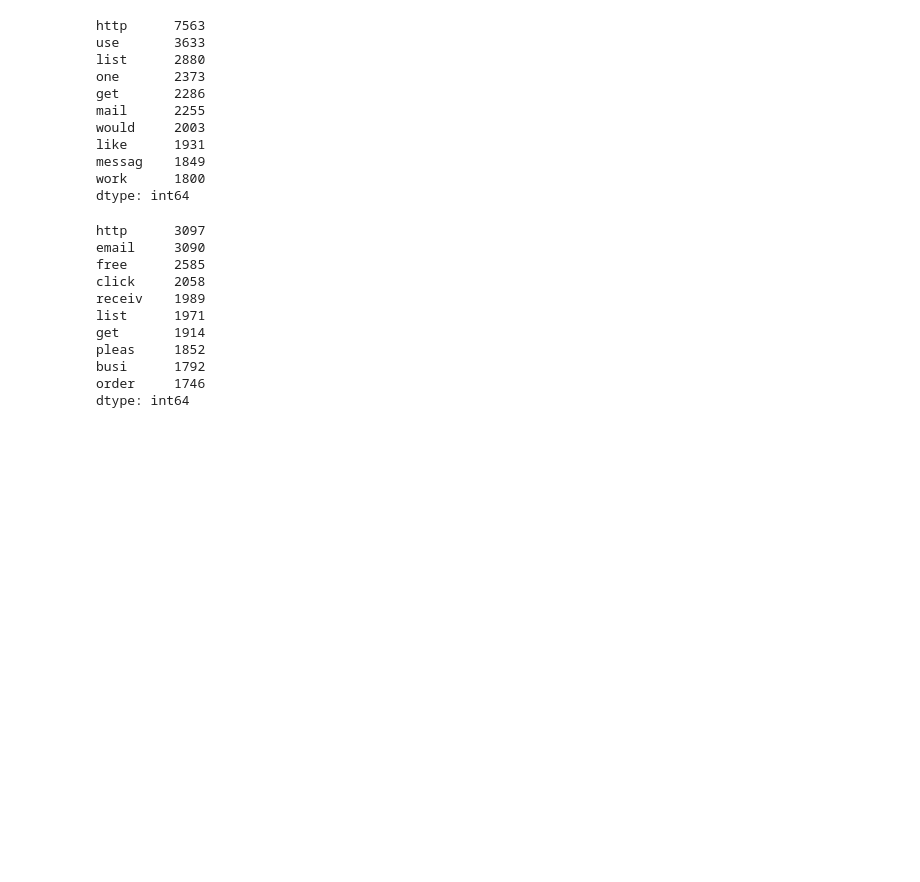
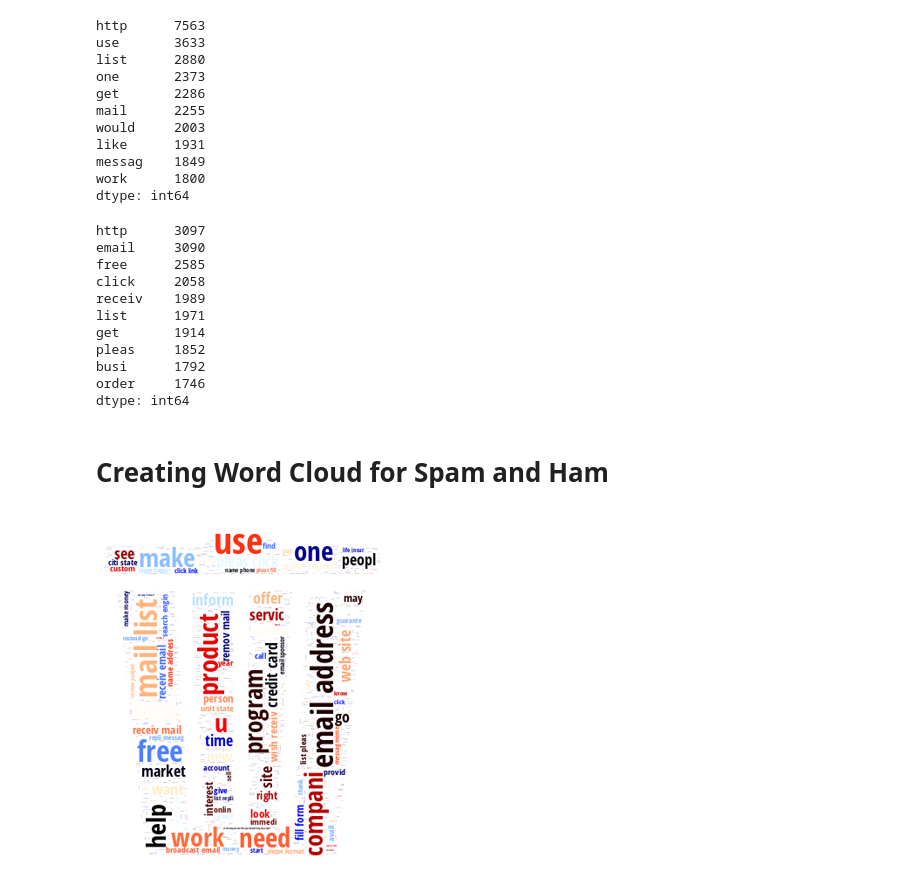
Before and after one commit to Sanchit987/MinorProject, a Jupyter notebook: MinorProject.ipynb, the cells around one changed output. Drawn from its saved outputs; the diff is of its cells as text; code cells hidden in the pictures; blank space fills up the shorter version.

Commit message:
Added word Clouds and completed data preprocessing.

```diff
--- a/MinorProject.ipynb
+++ b/MinorProject.ipynb
@@ -22,6 +28,12 @@ ham1 = 'SpamData/Processing/spam_assassin_corpus/easy_ham_1'
 ham2 = 'SpamData/Processing/spam_assassin_corpus/easy_ham_2'
 
 processed_data = 'SpamData/Processing/email_data.json'
+bin_mask = 'SpamData/Processing/wordcloud_resources/bin.png'
+ok_mask = 'SpamData/Processing/wordcloud_resources/thumbs-up.png'
+size_of_vocabulary = 2500
+word_id_data = 'SpamData/Processing/word-by-id.csv'
+trainning_data_file  = 'SpamData/Training/train.txt'
+testing_data_file  = 'SpamData/Testing/test.txt'
 # %% [markdown]
 # Data Preprocessing
 # %%
@@ -319,3 +331,17 @@ pleas     1852
 busi      1792
 order     1746
 dtype: int64
+# %% [markdown]
+# Creating Word Cloud for Spam and Ham
+# %%
+icon = Image.open(bin_mask)
+image_mask = Image.new(mode='RGB',size=icon.size,color=(255,255,255))
+image_mask.paste(icon,box=icon)
+rgb_array = np.array(image_mask)
+word_cloud = WordCloud(font_path='SpamData/Processing/wordcloud_resources/OpenSansCondensed-Bold.ttf',mask=rgb_array,background_color='white',min_font_size=1,colormap='flag',max_words=4000).generate(' '.join(flat_spam))
+plt.imshow(word_cloud,interpolation="spline16")
+plt.axis('off')
+plt.rcParams["figure.figsize"] = (8, 16)
+plt.show()
+# %% [output]
+[figure, added]
```
Also changed, not shown: parts of 41 cells of this notebook, 5 other files.
